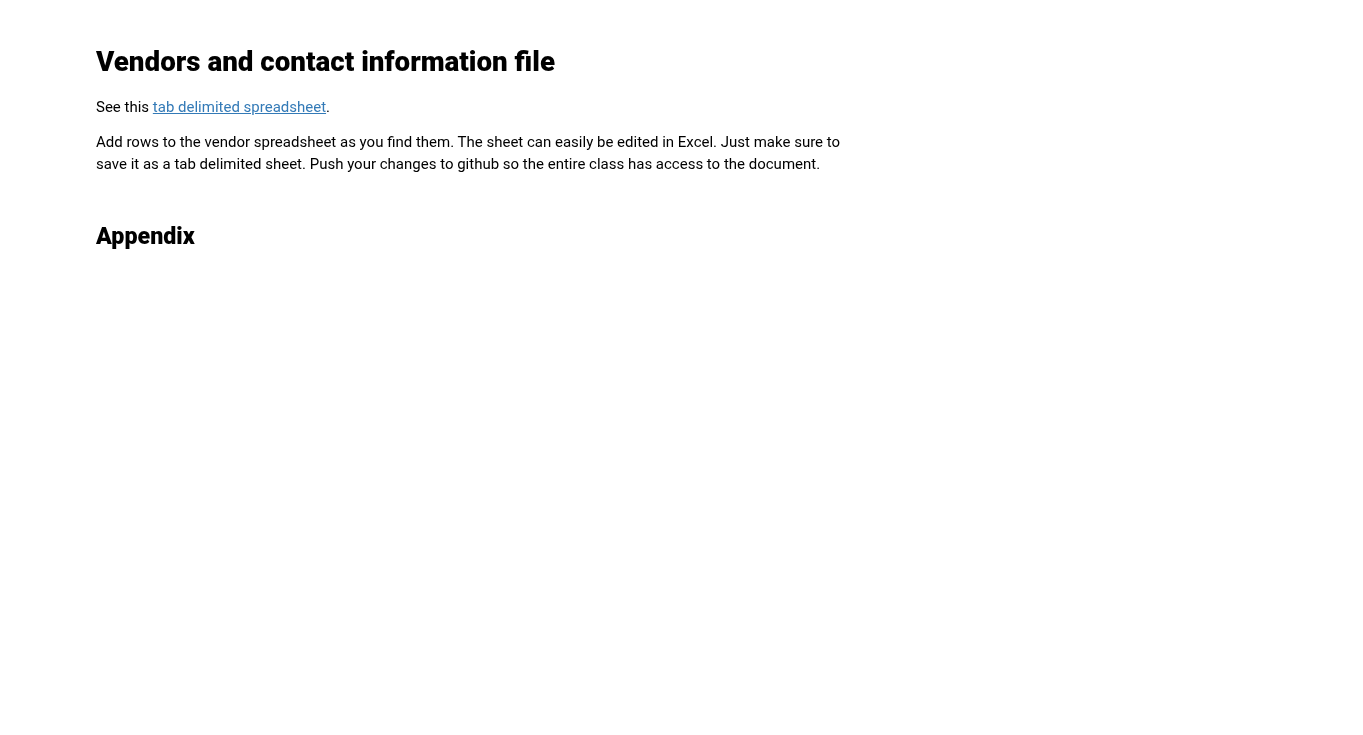
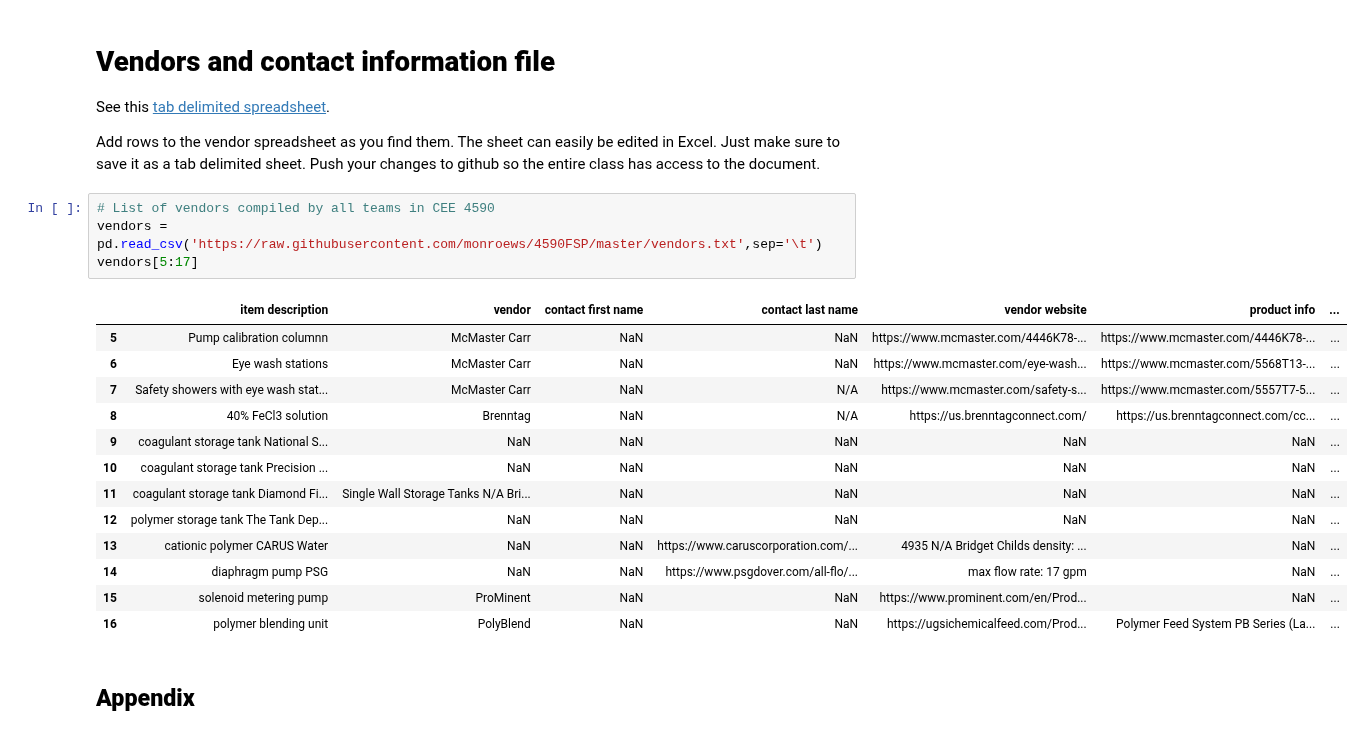
Before and after one commit to MWSteams/4590FSP, a Jupyter notebook: Chemicals.ipynb, the cells around one changed output. Drawn from its saved outputs; the diff is of its cells as text; blank space fills up the shorter version.

```diff
--- a/Chemicals.ipynb
+++ b/Chemicals.ipynb
@@ -376,6 +370,24 @@ This method results in a minimum calibration chamber volume of 15,290 mL for the
 See this [tab delimited spreadsheet](https://raw.githubusercontent.com/monroews/4590FSP/master/vendors.txt).
 
 Add rows to the vendor spreadsheet as you find them. The sheet can easily be edited in Excel. Just make sure to save it as a tab delimited sheet. Push your changes to github so the entire class has access to the document.
+# %%
+# List of vendors compiled by all teams in CEE 4590
+vendors = pd.read_csv('https://raw.githubusercontent.com/monroews/4590FSP/master/vendors.txt',sep='\t')
+vendors[5:17]
+# %% [output]
+|  | item description | vendor | contact first name | contact last name | vendor website | product info | ... |
+| 5 | Pump calibration columnn | McMaster Carr | NaN | NaN | https://www.mcmaster.com/4446K78-... | https://www.mcmaster.com/4446K78-... | ... |
+| 6 | Eye wash stations | McMaster Carr | NaN | NaN | https://www.mcmaster.com/eye-wash... | https://www.mcmaster.com/5568T13-... | ... |
+| 7 | Safety showers with eye wash stat... | McMaster Carr | NaN | N/A | https://www.mcmaster.com/safety-s... | https://www.mcmaster.com/5557T7-5... | ... |
+| 8 | 40% FeCl3 solution | Brenntag | NaN | N/A | https://us.brenntagconnect.com/ | https://us.brenntagconnect.com/cc... | ... |
+| 9 | coagulant storage tank National S... | NaN | NaN | NaN | NaN | NaN | ... |
+| 10 | coagulant storage tank Precision ... | NaN | NaN | NaN | NaN | NaN | ... |
+| 11 | coagulant storage tank Diamond Fi... | Single Wall Storage Tanks N/A Bri... | NaN | NaN | NaN | NaN | ... |
+| 12 | polymer storage tank The Tank Dep... | NaN | NaN | NaN | NaN | NaN | ... |
+| 13 | cationic polymer CARUS Water | NaN | NaN | https://www.caruscorporation.com/... | 4935 N/A Bridget Childs density: ... | NaN | ... |
+| 14 | diaphragm pump PSG | NaN | NaN | https://www.psgdover.com/all-flo/... | max flow rate: 17 gpm | NaN | ... |
+| 15 | solenoid metering pump | ProMinent | NaN | NaN | https://www.prominent.com/en/Prod... | NaN | ... |
+| 16 | polymer blending unit | PolyBlend | NaN | NaN | https://ugsichemicalfeed.com/Prod... | Polymer Feed System PB Series (La... | ... |
 # %% [markdown]
 ## **Appendix**
 # %%
```
Also changed, not shown: parts of 3 cells of this notebook.
